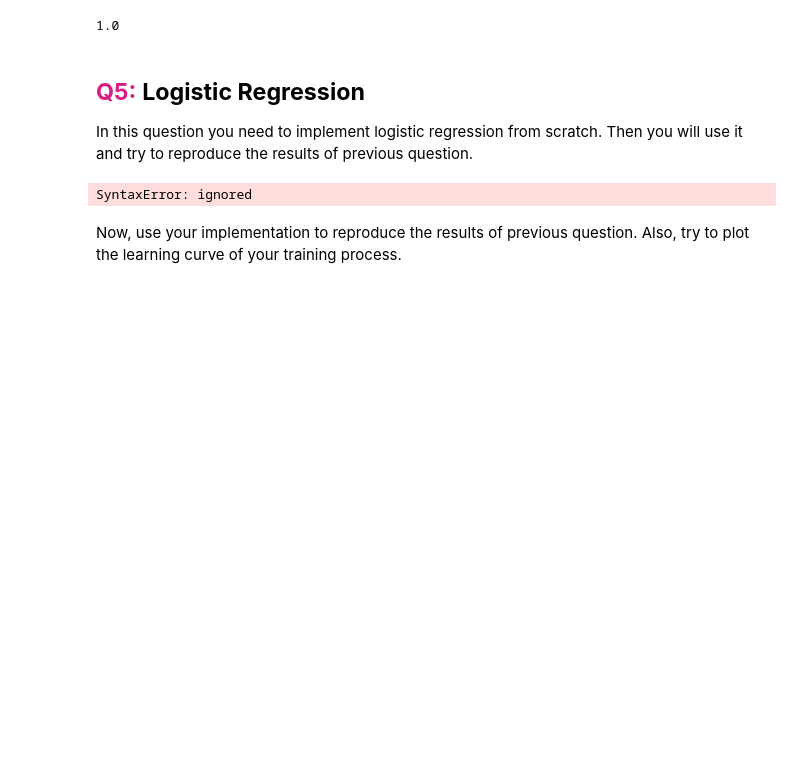
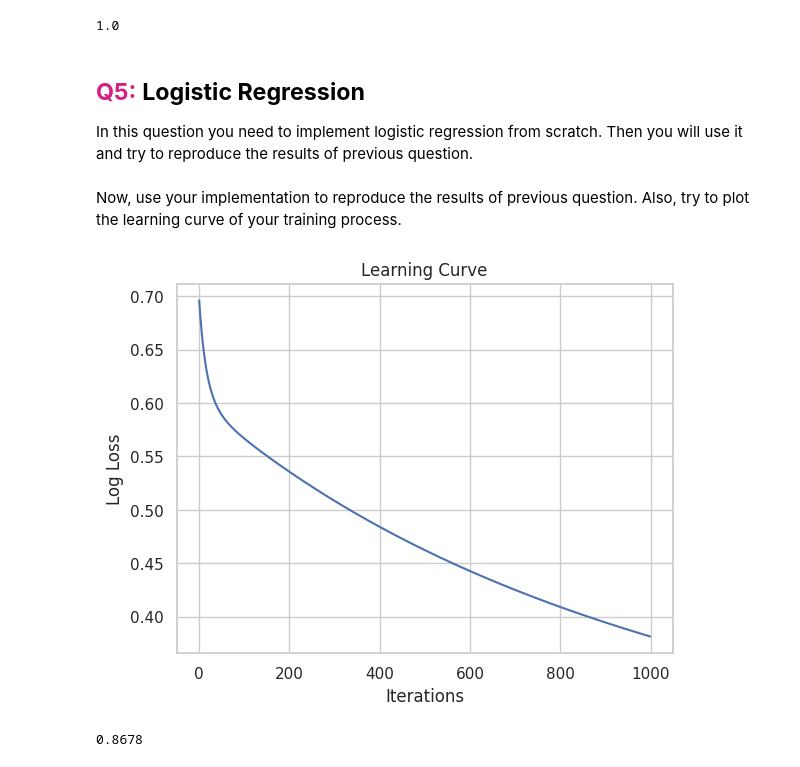
Before and after one commit to peyman886/Machine_Learning, a Jupyter notebook: Bahrak 1402-1/HomeWork/HW03/Machine_Learning_HW03.ipynb, the cells around one changed output. Saved outputs shown, nothing was run; the diff lists cells and outputs as text; code cells hidden in the pictures; blank space fills up the shorter version.

```diff
--- a/Bahrak 1402-1/HomeWork/HW03/Machine_Learning_HW03.ipynb
+++ b/Bahrak 1402-1/HomeWork/HW03/Machine_Learning_HW03.ipynb
@@ -857,56 +857,3 @@ accuracy_kernel
 ## <font color='#D61E85' size='+3'>**Q5:**</font> <font size='+2'> **Logistic Regression** </font>
 
 In this question you need to implement logistic regression from scratch. Then you will use it and try to reproduce the results of previous question.
-# %%
-class LogisticRegression:
-
-  def __init__(self, lr, num_iter, random_state=42):
-    """
-    lr: learning rate
-    num_iter: number of iterations over the training data
-    random_state: random state to intialize random weights, don't change the 42
-    """
-    self.lr = lr
-    self.num_iter = num_iter
-    self.random_state = random_state
-
-  def fit(self, X, y):
-    """
-        Parameters
-        -------
-        X : Training data, shape = [n_examples, n_features]
-        y : Target values, shape = [n_examples]
-
-        return
-        -------
-        self : Instance of LogisticRegression
-    """
-
-    # intilize your weights using the normal distribution (mean=0, std=0.01)
-    # you should use weights[0] as bias and weights[1:] as non-bias weights
-    self.weights = # TODO
-
-    self.losses = list()
-
-    for i in range(self.num_iter):
-        f_x = # TODO
-        output = self.activation(f_x)
-        # calculate the error and update the model parameters
-        # TODO
-
-        # calculate the cost
-        loss = # TODO
-
-        self.losses.append(loss)
-
-    return self
-
-  def activation(self):
-    # Compute logistic sigmoid activation
-    pass
-
-  def predict(self):
-    # Return class label
-    pass
-# %% [output]
-SyntaxError: ignored
@@ -916,0 +920,21 @@ Now, use your implementation to reproduce the results of previous question. Also
+# %%
+# Using the kernel-transformed data
+# Train the custom logistic regression model
+custom_log_reg = CustomLogisticRegression(lr=0.01, num_iter=1000)
+custom_log_reg.fit(X_train_kernel, y_train)
+
+# Predict on the test set and calculate accuracy
+y_pred_custom = custom_log_reg.predict(X_test_kernel)
+custom_accuracy = accuracy_score(y_test, y_pred_custom)
+
+# Plot the learning curve
+plt.plot(custom_log_reg.losses)
+plt.title("Learning Curve")
+plt.xlabel("Iterations")
+plt.ylabel("Log Loss")
+plt.show()
+
+custom_accuracy
+# %% [output]
+[figure, added]
+0.8678
```
Also changed, not shown: parts of 16 cells of this notebook.
